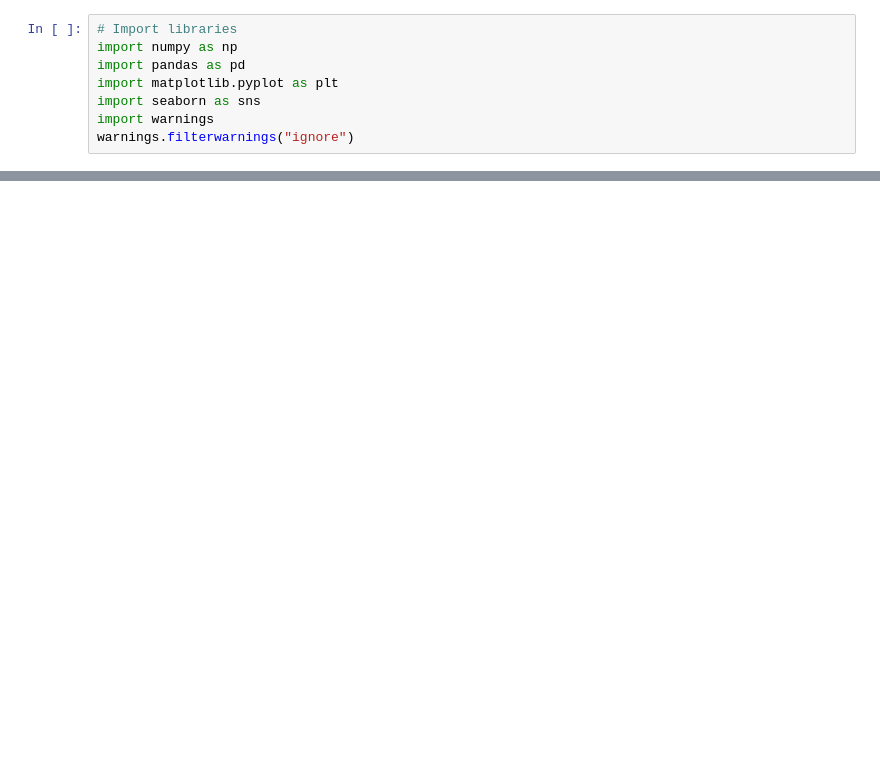
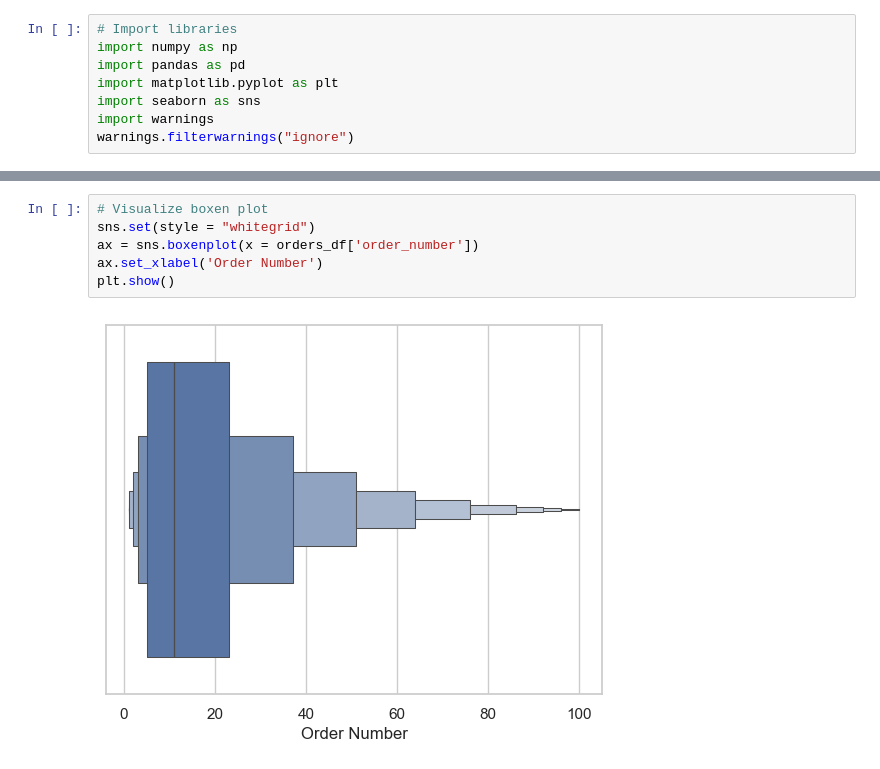
Before and after one commit to dahlp94/market-analysis, a Jupyter notebook: InstaCart-Grocery-Basket-Analysis/EDA.ipynb, the cells around one changed output, grey strips where cells are left out. Saved outputs shown, nothing was run; the diff lists cells and outputs as text; blank space fills up the shorter version.

```diff
--- a/InstaCart-Grocery-Basket-Analysis/EDA.ipynb
+++ b/InstaCart-Grocery-Basket-Analysis/EDA.ipynb
@@ -28,0 +158,8 @@ main_df.sample(5)
+# %%
+# Visualize boxen plot
+sns.set(style = "whitegrid")
+ax = sns.boxenplot(x = orders_df['order_number'])
+ax.set_xlabel('Order Number')
+plt.show()
+# %% [output]
+[figure, added]
```
Also changed, not shown: parts of 18 cells of this notebook.
